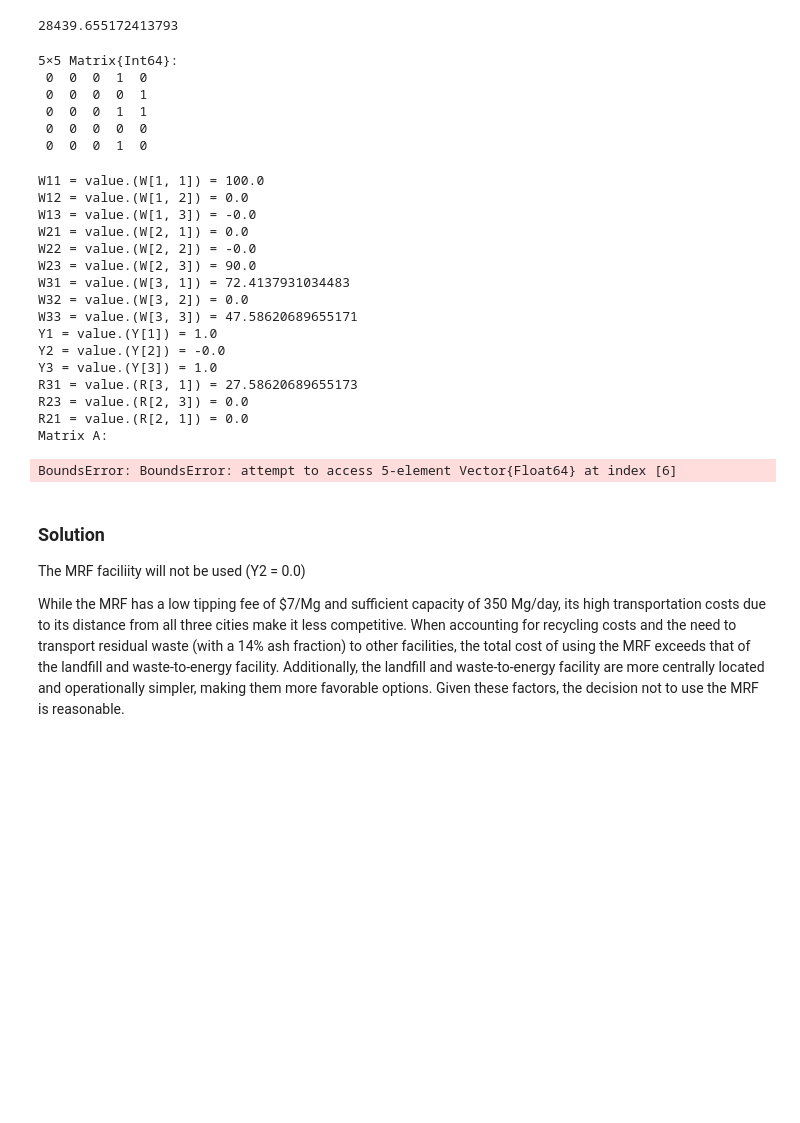
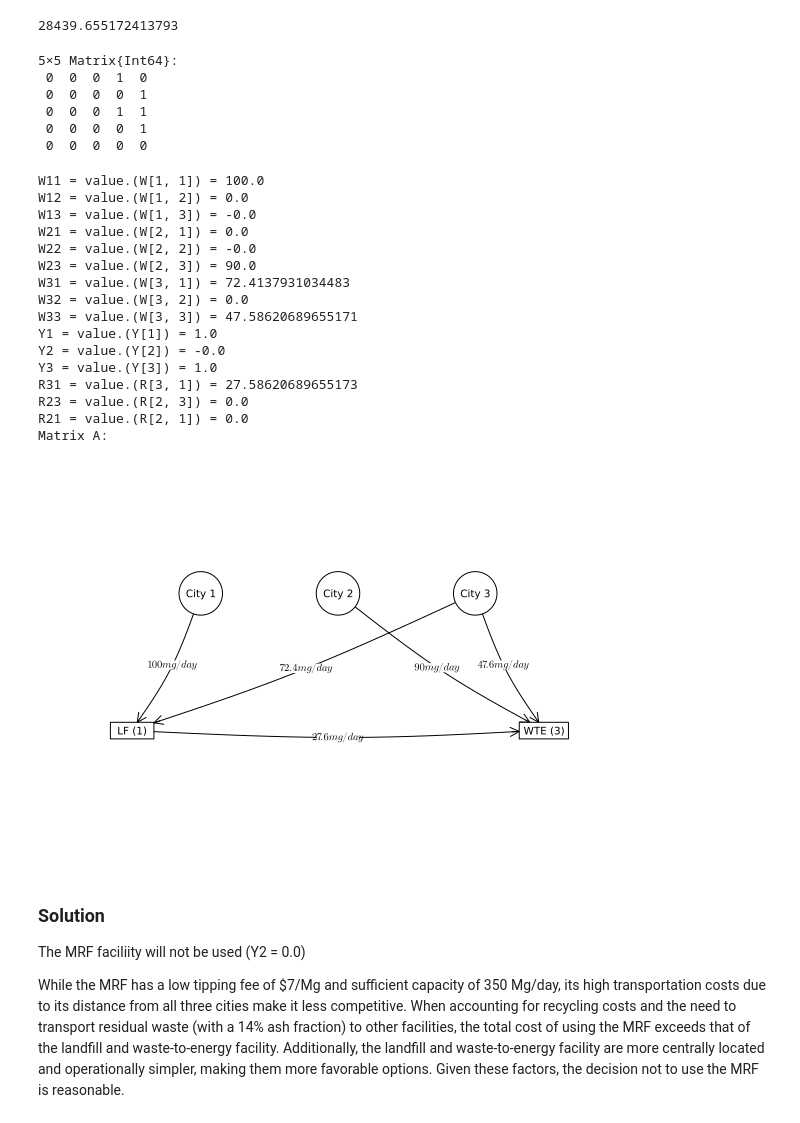
Before and after one commit to BEE4750-FA24/hw5-last-3-brain-cells-1, a Jupyter notebook: hw05.ipynb, the cells around one changed output. Cells and saved outputs as stored; diff of their text form; code cells hidden in the pictures; blank space fills up the shorter version.

```diff
--- a/hw05.ipynb
+++ b/hw05.ipynb
@@ -272,8 +272,8 @@ objective_value(MSW_model) = 28439.655172413793
 mat = [0 0 0 W11 W13;
        0 0 0 W21 W23;
        0 0 0 W31 W33;
-       0 0 0 R21 R23;
-       0 0 0 R31 0]
+       0 0 0 R21 1;
+       0 0 0 0 0]
 
 rows, cols = size(mat)
 
@@ -297,8 +297,8 @@ A = zeros(Int, rows, cols)
  0  0  0  1  0
  0  0  0  0  1
  0  0  0  1  1
+ 0  0  0  0  1
  0  0  0  0  0
- 0  0  0  1  0
 W11 = value.(W[1, 1]) = 100.0
 W12 = value.(W[1, 2]) = 0.0
 W13 = value.(W[1, 3]) = -0.0
@@ -319,75 +319,41 @@ Matrix A:
 #import Pkg; Pkg.add("LaTeXStrings")
 using GraphPlot
 using LaTeXStrings  # Import for LaTeX formatting in labels
 using Printf
 
 # Node names
 names = ["City 1", "City 2", "City 3", "LF (1)", "WTE (3)"]
-#=
-# Edge labels for flows and distances
-edge_labels = Dict(
-    (1, 4) => L"$W11\, \mathrm{Mg/day}",
-    (2, 6) => L"$W23\, \mathrm{Mg/day}",
-    (3, 4) => L"$W31\, \mathrm{Mg/day}",
-    (3, 6) => L"$W33 \, \mathrm{Mg/day}",
-    (5, 4) => L"$R31 \, \mathrm{Mg/day}"
-)
-=#
-#### Doesnt work
-#=
-edge_labels = Dict(
-    (1, 4) => L"$(Printf.sprintf("%.2f", W11)) \, \mathrm{Mg/day}",
-    (1, 5) => L"$(Printf.sprintf("%.2f", W12)) \, \mathrm{Mg/day}",
-    (1, 6) => L"$(Printf.sprintf("%.2f", W13)) \, \mathrm{Mg/day}",
-    (2, 4) => L"$(Printf.sprintf("%.2f", W21)) \, \mathrm{Mg/day}",
-    (2, 5) => L"$(Printf.sprintf("%.2f", W22)) \, \mathrm{Mg/day}",
-    (2, 6) => L"$(Printf.sprintf("%.2f", W23)) \, \mathrm{Mg/day}",
-    (3, 4) => L"$(Printf.sprintf("%.2f", W31)) \, \mathrm{Mg/day}",
-    (3, 5) => L"$(Printf.sprintf("%.2f", W32)) \, \mathrm{Mg/day}",
-    (3, 6) => L"$(Printf.sprintf("%.2f", W33)) \, \mathrm{Mg/day}",
-    (5, 4) => L"$(Printf.sprintf("%.2f", R21)) \, \mathrm{Mg/day}",
-    (5, 6) => L"$(Printf.sprintf("%.2f", R23)) \, \mathrm{Mg/day}",
-    (6, 4) => L"$(Printf.sprintf("%.2f", R31)) \, \mathrm{Mg/day}"
-)
-=#
 
 #### works but not right
 edge_labels = Dict(
-    (1, 4) => L"100mg",
-    (1, 5) => L"$(W12) \, \mathrm{Mg/day}",
-    (1, 6) => L"$(W13) \, \mathrm{Mg/day}",
-    (2, 4) => L"$(W21) \, \mathrm{Mg/day}",
-    (2, 5) => L"$(W22) \, \mathrm{Mg/day}",
-    (2, 6) => L"$(W23) \, \mathrm{Mg/day}",
-    (3, 4) => L"$(W31) \, \mathrm{Mg/day}",
-    (3, 5) => L"$(W32) \, \mathrm{Mg/day}",
-    (3, 6) => L"$(W33) \, \mathrm{Mg/day}",
-    (5, 4) => L"$(R21) \, \mathrm{Mg/day}",
-    (5, 6) => L"$(R23) \, \mathrm{Mg/day}",
-    (6, 4) => L"$(R31) \, \mathrm{Mg/day}"
+    (1, 4) => L"100mg/day",
+    (2, 5) => L"90mg/day",
+    (3, 4) => L"72.4mg/day",
+    (3, 5) => L"47.6mg/day",
+    (4, 5) => L"27.6mg/day",
 )
 
 # Node positions (updated to match six nodes)
-xpos = [-1, 0, 1, -1.5, 0, 1.5]  # Add positions for MRF and WTE
-ypos = [2, 2, 2, 1, 0, 1, 1]  # Add positions for MRF and WTE
+xpos = [-1, 0, 1, -1.5, 1.5]  # Add positions for MRF and WTE
+ypos = [2, 2, 2, 1, 1, 1]  # Add positions for MRF and WTE
 
 # Node shapes
 shapes = [:ellipse, :ellipse, :ellipse, :rect, :rect, :rect]
 
 # Plotting the graph
 p = graphplot(
     A,
     names=names,
     edgelabel=edge_labels,
     markersize=0.15,
     markershapes=shapes,
     markercolor=:white,
     x=xpos,
     y=ypos
 )
 display(p)
 # %% [output]
-BoundsError: BoundsError: attempt to access 5-element Vector{Float64} at index [6]
+[figure, added]
 # %% [markdown]
 ### Solution ###
 
```
Also changed, not shown: parts of 1 cell of this notebook.
